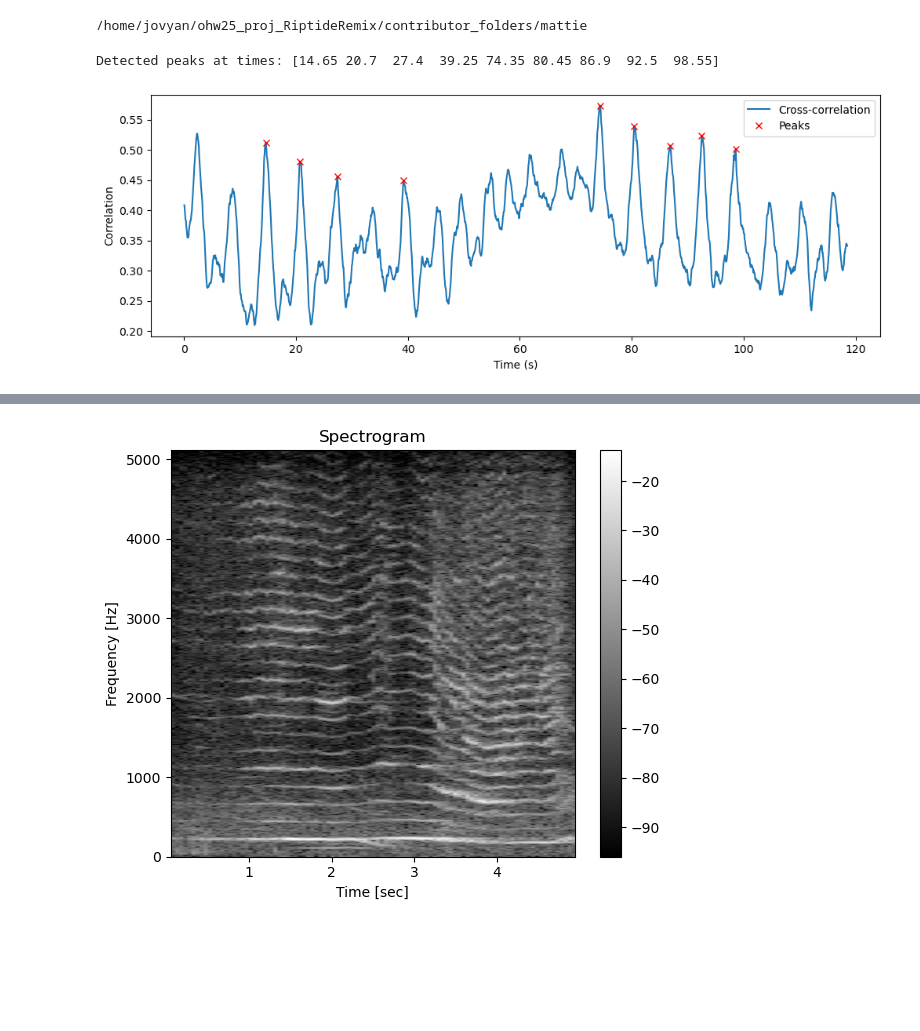
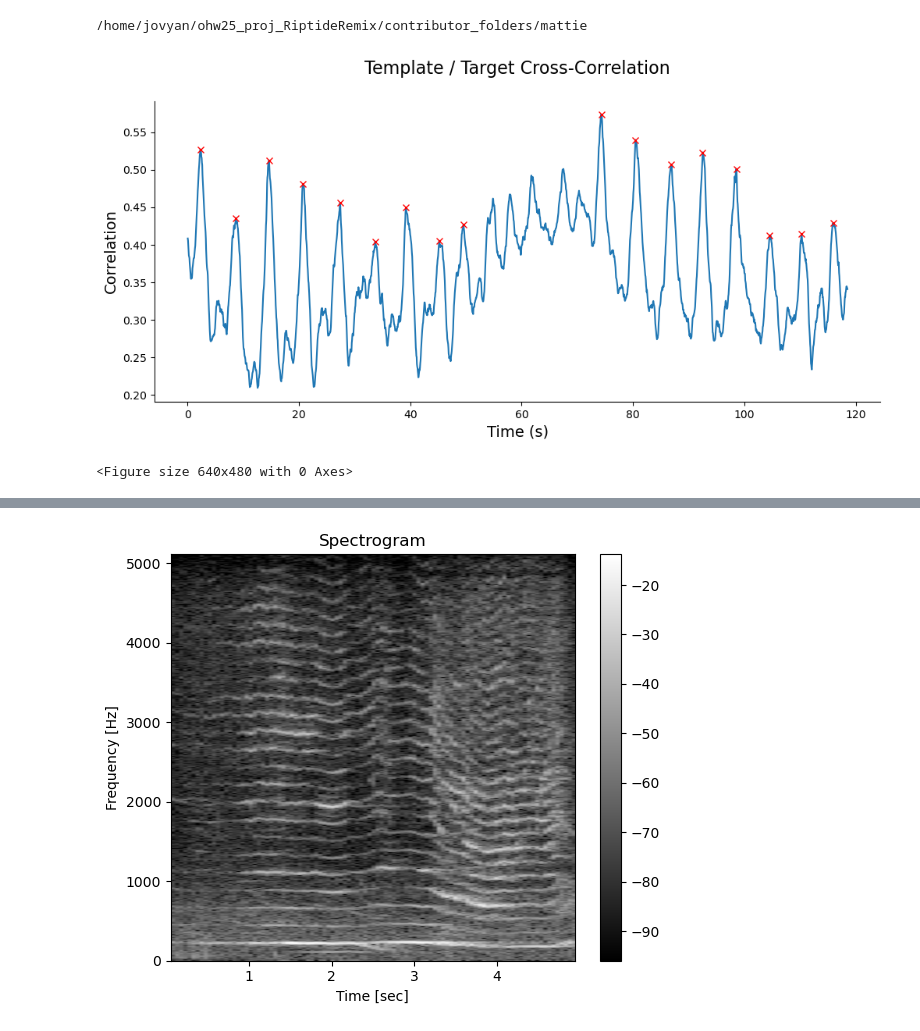
Before and after one commit to oceanhackweek/RiptideRemix, a Jupyter notebook: contributor_folders/mattie/clip_selection/initial_clip_selection.ipynb, the cells around one changed output, grey strips where cells are left out. Cells and saved outputs as stored; diff of their text form; code cells hidden in the pictures; blank space fills up the shorter version.

```diff
--- a/contributor_folders/mattie/clip_selection/initial_clip_selection.ipynb
+++ b/contributor_folders/mattie/clip_selection/initial_clip_selection.ipynb
@@ -110,43 +109,46 @@ print(os.getcwd())
 # %%
 #BOWHEAD
 
-adj = 10
+adj = 20
 
 # load wav file and downsample
-s, fs = sound.load("bowhead_target.wav")
+s, fs = sound.load("targets/bowhead_target.wav")
 Sxx_target, tn_target, fn_target, ext_target = sound.spectrogram(s, fs, nperseg=1024, noverlap=512)
 
 Sxx_target_dB = util.power2dB(Sxx_target) + adj
 
 
-s, fs = sound.load("bowhead_template.wav")
+s, fs = sound.load("templates/bowhead_template.wav")
 Sxx_template, tn_template, fn_template, ext_template = sound.spectrogram(s, fs, nperseg=1024, noverlap=512)
 
 Sxx_template_dB = util.power2dB(Sxx_template) + adj
 
 
 xcorrcoef, _  = rois.template_matching(Sxx_target_dB, Sxx_template_dB,
                        tn_target, ext_target,
                        peak_th = None,
                        display=False)
+
+peaks, properties = find_peaks(xcorrcoef, prominence=0.11)  # adjust as needed
+
+peak_times = tn_target[peaks]
+
+fig, ax = plt.subplots(figsize=(12,5))
+ax.plot(tn_target, xcorrcoef, label='Cross-correlation')
+ax.plot(tn_target[peaks], xcorrcoef[peaks], 'rx', label='Peaks')
+ax.set_xlabel("Time (s)", fontsize=14)
+ax.set_ylabel("Correlation", fontsize=14)
+ax.set_title("Template / Target Cross-Correlation\n", fontsize=16)
+
+ax.spines['top'].set_visible(False)
+ax.spines['right'].set_visible(False)
+
+plt.show()
+
+plt.savefig("crosscorr.png", dpi=300, bbox_inches="tight")
+# %% [output]
+[figure, added]
+<Figure size 640x480 with 0 Axes>
-# %%
-peaks, properties = find_peaks(xcorrcoef, prominence=0.2)  # adjust as needed
-
-peak_times = tn_target[peaks]
-
-print("Detected peaks at times:", peak_times)
-# %% [output]
-Detected peaks at times: [14.65 20.7  27.4  39.25 74.35 80.45 86.9  92.5  98.55]
-# %%
-plt.figure(figsize=(12,4))
-plt.plot(tn_target, xcorrcoef, label='Cross-correlation')
-plt.plot(tn_target[peaks], xcorrcoef[peaks], 'rx', label='Peaks')
-plt.xlabel("Time (s)")
-plt.ylabel("Correlation")
-plt.legend()
-plt.show()
-# %% [output]
-[figure, removed]
 # %%
 fig, ax = plt.subplots(figsize=(12, 5))
 util.plot2d(Sxx_target_dB, extent=ext_target, ax=ax, cmap='inferno', vmin=-50, vmax=0)
```
Also changed, not shown: parts of 4 cells of this notebook, 3 other files.
